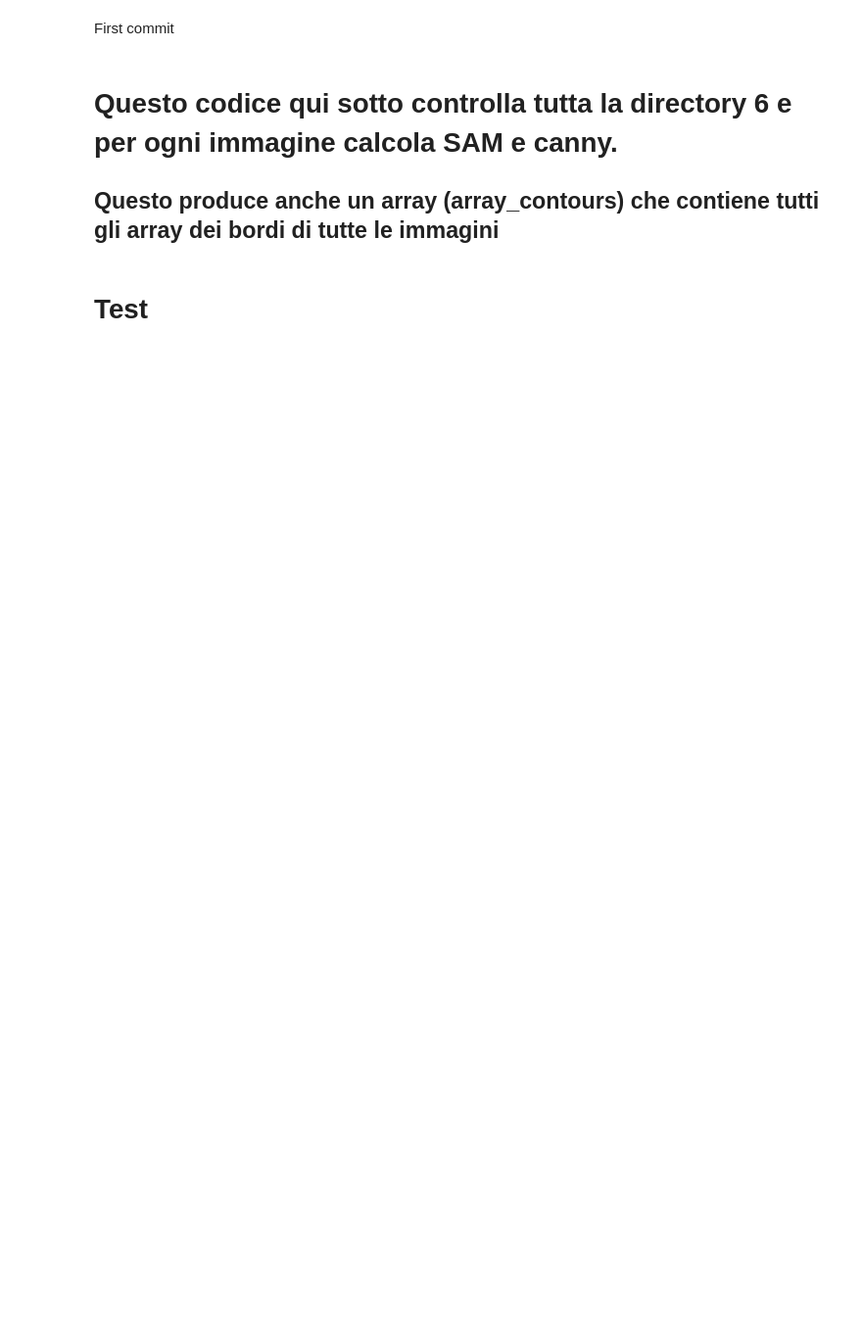
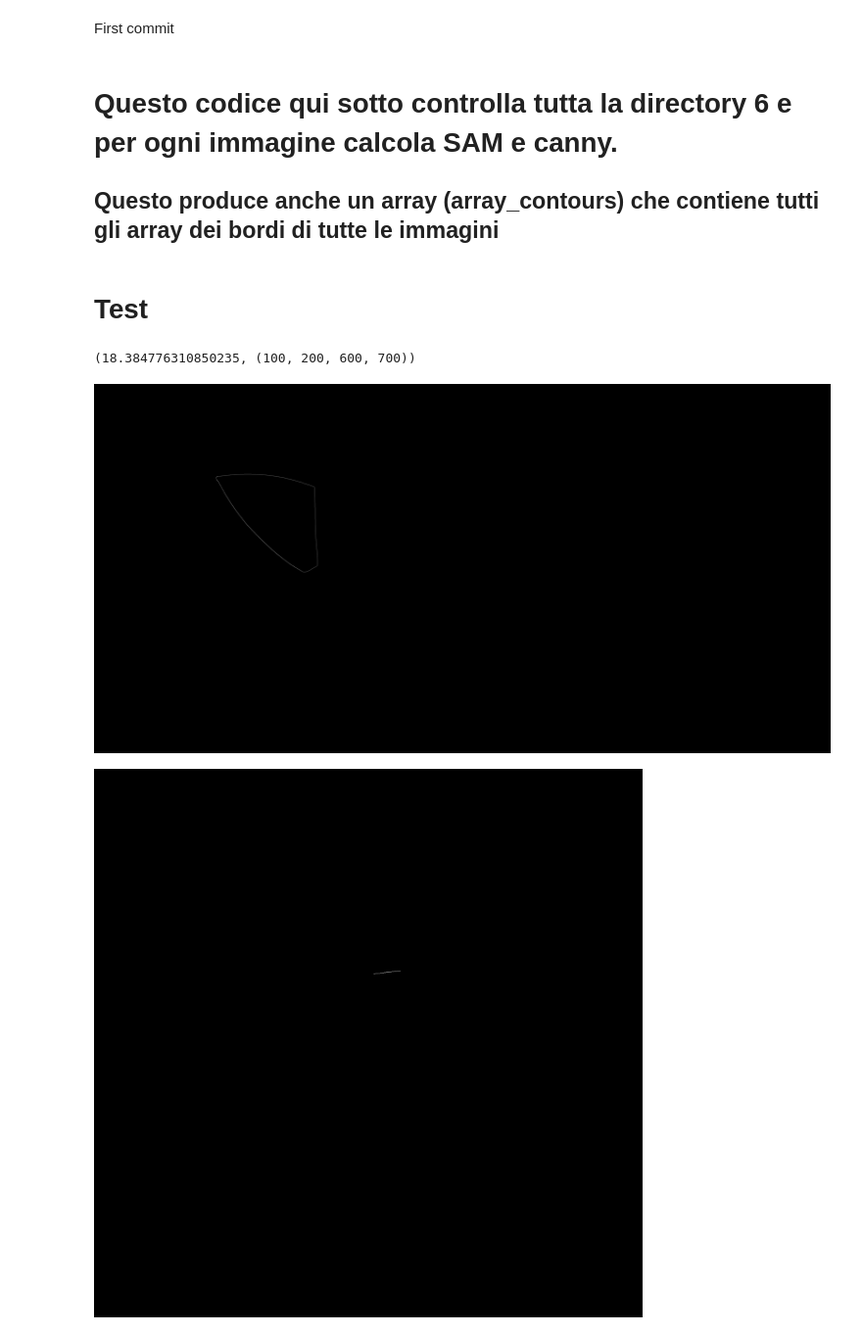
Before and after one commit to Totti00/VA_Project, a Jupyter notebook: VA_project.ipynb, the cells around one changed output. Shown: that part at 98% size. Cells and saved outputs as stored; diff of their text form; code cells hidden in the pictures; blank space fills up the shorter version.

```diff
--- a/VA_project.ipynb
+++ b/VA_project.ipynb
@@ -356,4 +355,6 @@ def check_length(arr1, arr2):
   # Calcola la lunghezza dei bordi e confronta le lunghezze con una tolleranza del 10%
     return abs(cv2.arcLength(arr1, True) - cv2.arcLength(arr2, True)) / max(cv2.arcLength(arr1, True), cv2.arcLength(arr2, True)) <= 0.2
 # %%
-match_edges(array_contours[0], array_contours[1], 150)
+match_edges(contours[0], contours[1], 100)
+# %% [output]
+(18.384776310850235, (100, 200, 600, 700))
@@ -363,0 +361,21 @@ seg_edge[x_coords, y_coords] = 255
+# %%
+seg_edge = np.zeros((3016, 6016))
+x_coords, y_coords = contours[1][:, 0], contours[1][:, 1]
+seg_edge[x_coords, y_coords] = 255
+cv2_imshow(seg_edge)
+seg_edge = np.zeros((2016, 2016))
+x_coords, y_coords = contours[1][100:200, 0], contours[1][100:200, 1]
+seg_edge[x_coords, y_coords] = 255
+cv2_imshow(seg_edge)
+
+seg_edge = np.zeros((3016, 6016))
+x_coords, y_coords = contours[0][:, 0], contours[0][:, 1]
+seg_edge[x_coords, y_coords] = 255
+cv2_imshow(seg_edge)
+seg_edge = np.zeros((2016, 2016))
+x_coords, y_coords = contours[1][600:700, 0], contours[1][600:700, 1]
+seg_edge[x_coords, y_coords] = 255
+cv2_imshow(seg_edge)
+# %% [output]
+[figure, added]
+[figure, added]
```
Also changed, not shown: parts of 5 cells of this notebook.
